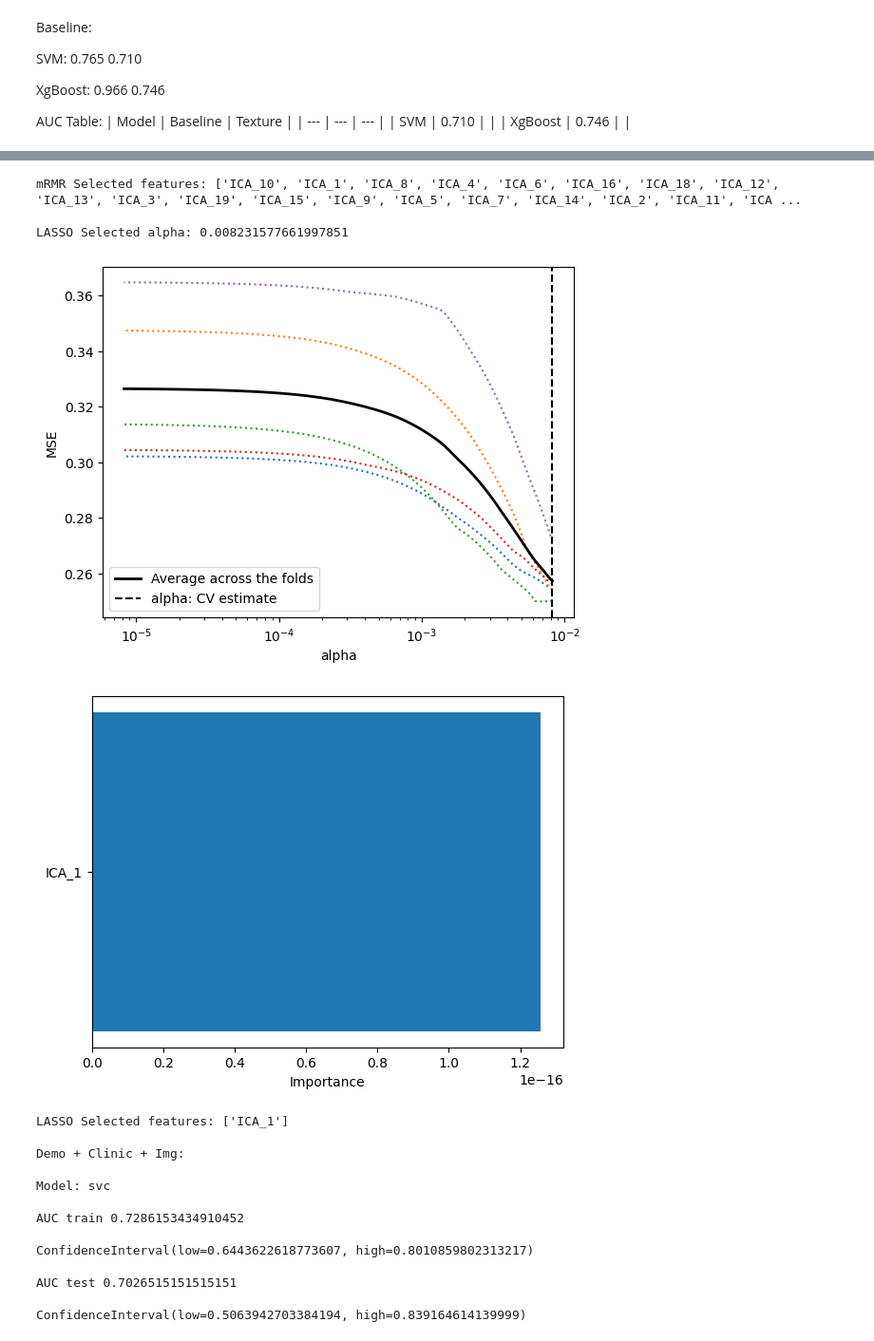
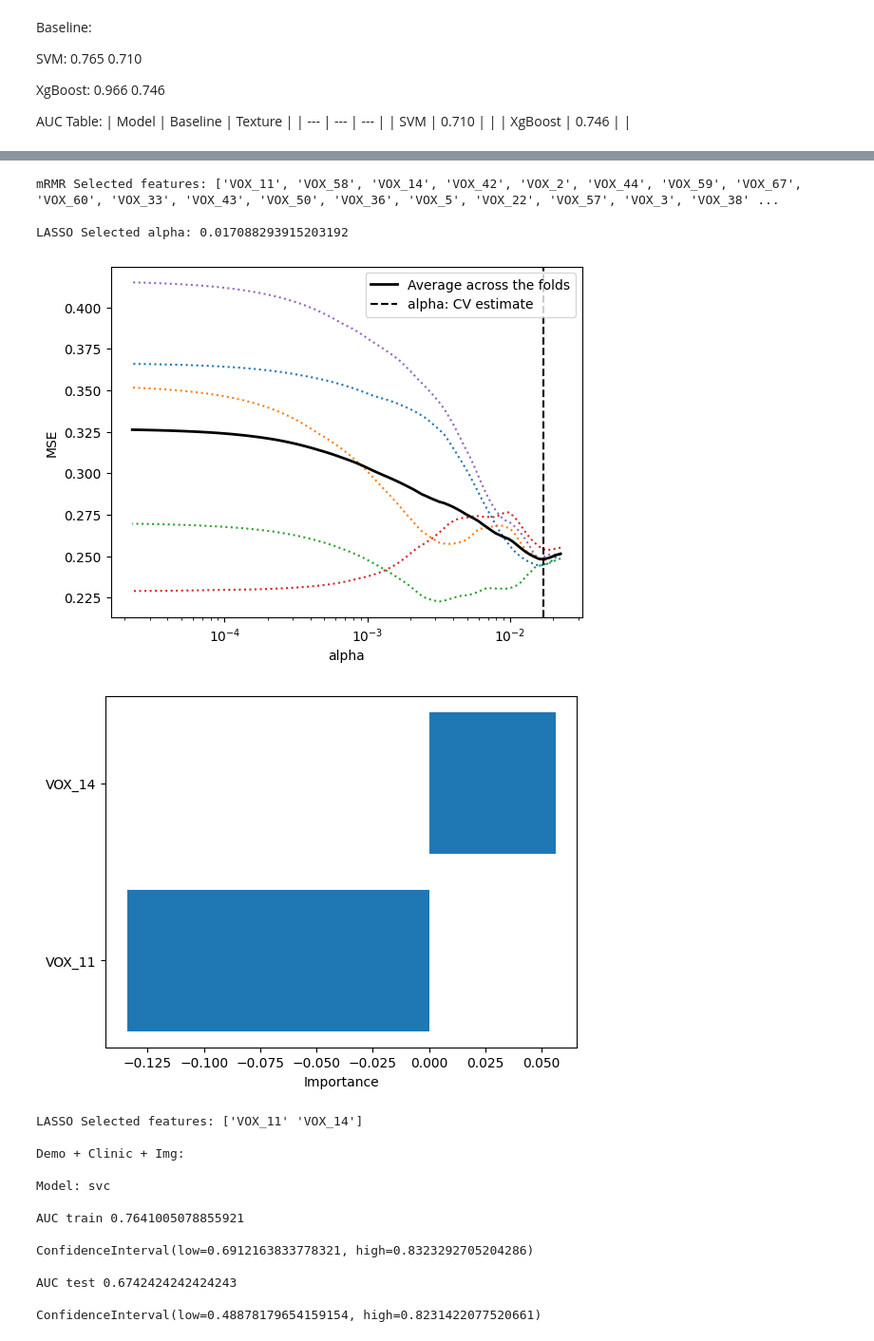
Before and after one commit to b1060t/LdopaPrediction, a Jupyter notebook: code/proc.ipynb, the cells around one changed output, grey strips where cells are left out. Shown at 95% size. Cells and saved outputs as stored; diff of their text form; code cells hidden in the pictures.

Commit message:
gray matter thresholding
Signed-off-by: biobot <biobot94@gmail.com>

```diff
--- a/code/proc.ipynb
+++ b/code/proc.ipynb
@@ -20,7 +20,7 @@ AUC Table:
 | SVM | 0.710 |  |
 | XgBoost | 0.746 |  |
 # %%
-run('pat_data', ['classification/2'], [['ica_masked_voxel_online']], print, plot_flag=True, feature_selection=True)
+run('pat_data', ['classification/2'], [['threshold_sgm']], print, plot_flag=True, feature_selection=True)
 # %% [output]
 Task: classification/2
 
@@ -28,29 +28,29 @@ Feature: ['ica_masked_voxel_online']
 
 SEX chi2 p: 0.5414803876006902
 CAT chi2 p: 0.9510706628888684
 AGE Normaltest p_train: [0.07505303], p_test: [0.48389882]
 AGE t-test p: Ttest_indResult(statistic=array([1.54953415]), pvalue=array([0.12271054]))
 NUPDR3OF Normaltest p_train: [0.01407325], p_test: [0.53859285]
 NUPDR3OF ranksums p: RanksumsResult(statistic=array([0.53408144]), pvalue=array([0.59328519]))
 LEDD Normaltest p_train: [2.56158925e-12], p_test: [0.1798008]
 LEDD ranksums p: RanksumsResult(statistic=array([0.51837316]), pvalue=array([0.60419794]))
 DURATION Normaltest p_train: [0.00553476], p_test: [0.13860719]
 DURATION ranksums p: RanksumsResult(statistic=array([-0.45554005]), pvalue=array([0.64872076]))
-mRMR Selected features: ['ICA_10', 'ICA_1', 'ICA_8', 'ICA_4', 'ICA_6', 'ICA_16', 'ICA_18', 'ICA_12', 'ICA_13', 'ICA_3', 'ICA_19', 'ICA_15', 'ICA_9', 'ICA_5', 'ICA_7', 'ICA_14', 'ICA_2', 'ICA_11', 'ICA ...
+mRMR Selected features: ['VOX_11', 'VOX_58', 'VOX_14', 'VOX_42', 'VOX_2', 'VOX_44', 'VOX_59', 'VOX_67', 'VOX_60', 'VOX_33', 'VOX_43', 'VOX_50', 'VOX_36', 'VOX_5', 'VOX_22', 'VOX_57', 'VOX_3', 'VOX_38' ...
 
-LASSO Selected alpha: 0.008231577661997851
+LASSO Selected alpha: 0.017088293915203192
-[figure, old version]
+[figure, new version]
-[figure, old version]
+[figure, new version]
-LASSO Selected features: ['ICA_1']
+LASSO Selected features: ['VOX_11' 'VOX_14']
 
 Demo + Clinic + Img:
 
 Model: svc
 
-AUC train 0.7286153434910452
+AUC train 0.7641005078855921
 
-ConfidenceInterval(low=0.6443622618773607, high=0.8010859802313217)
+ConfidenceInterval(low=0.6912163833778321, high=0.8323292705204286)
 
-AUC test 0.7026515151515151
+AUC test 0.6742424242424243
 
-ConfidenceInterval(low=0.5063942703384194, high=0.839164614139999)
+ConfidenceInterval(low=0.48878179654159154, high=0.8231422077520661)
```
Also changed, not shown: parts of 1 cell of this notebook, 4 other files.
